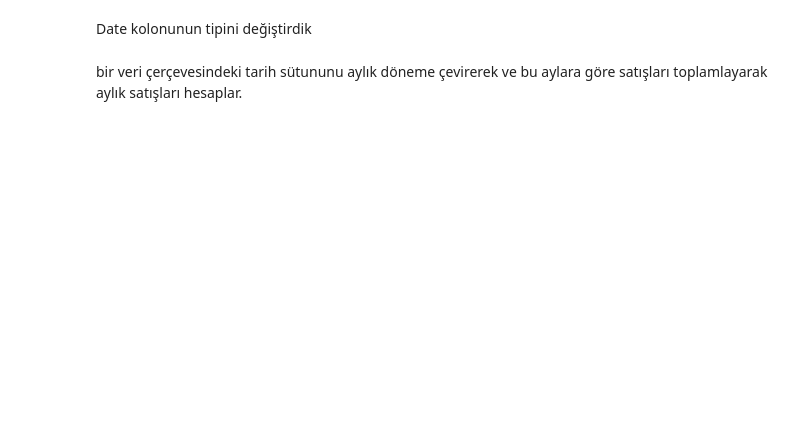
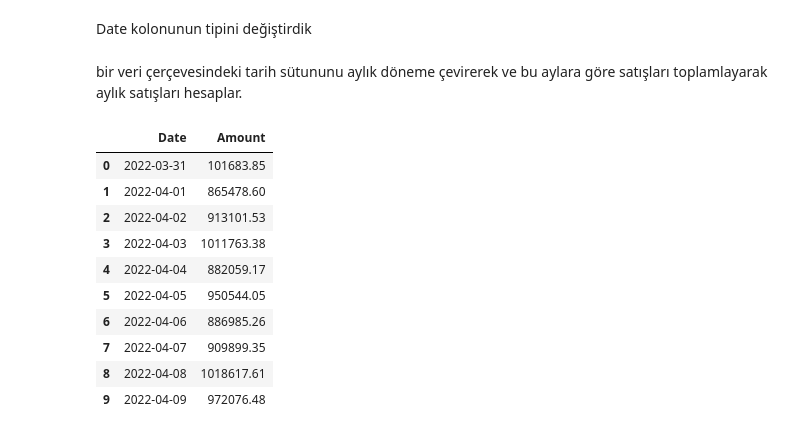
Before and after one commit to bfatmab/Sale_Forcasting_With_AI, a Jupyter notebook: Sale_Forcasting_Final_Project.ipynb, the cells around one changed output. Cells and saved outputs as stored; diff of their text form; code cells hidden in the pictures; blank space fills up the shorter version.

```diff
--- a/Sale_Forcasting_Final_Project.ipynb
+++ b/Sale_Forcasting_Final_Project.ipynb
@@ -45,3 +73,15 @@ monthly_sales['Date']=monthly_sales['Date'].dt.to_timestamp()
 # %%
-monthly_sales.head(10)
+dayly_sales.head(10)
+# %% [output]
+|  | Date | Amount |
+| 0 | 2022-03-31 | 101683.85 |
+| 1 | 2022-04-01 | 865478.60 |
+| 2 | 2022-04-02 | 913101.53 |
+| 3 | 2022-04-03 | 1011763.38 |
+| 4 | 2022-04-04 | 882059.17 |
+| 5 | 2022-04-05 | 950544.05 |
+| 6 | 2022-04-06 | 886985.26 |
+| 7 | 2022-04-07 | 909899.35 |
+| 8 | 2022-04-08 | 1018617.61 |
+| 9 | 2022-04-09 | 972076.48 |
 # %%
```
Also changed, not shown: parts of 6 cells of this notebook.
